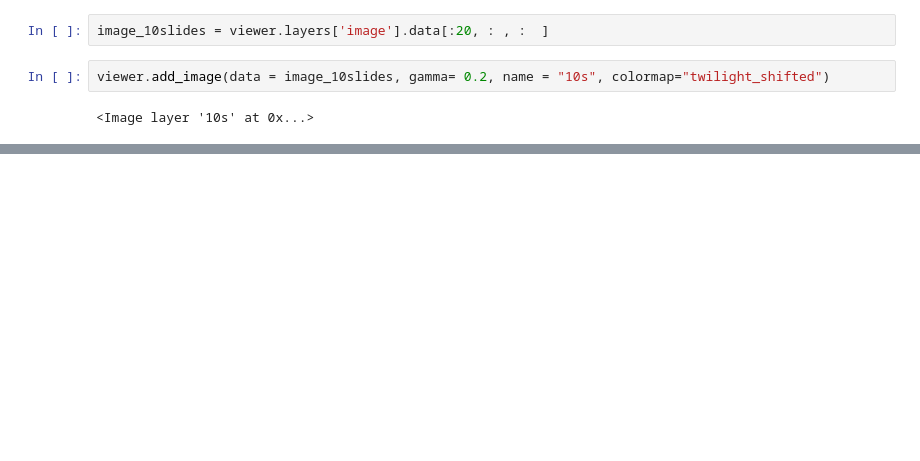
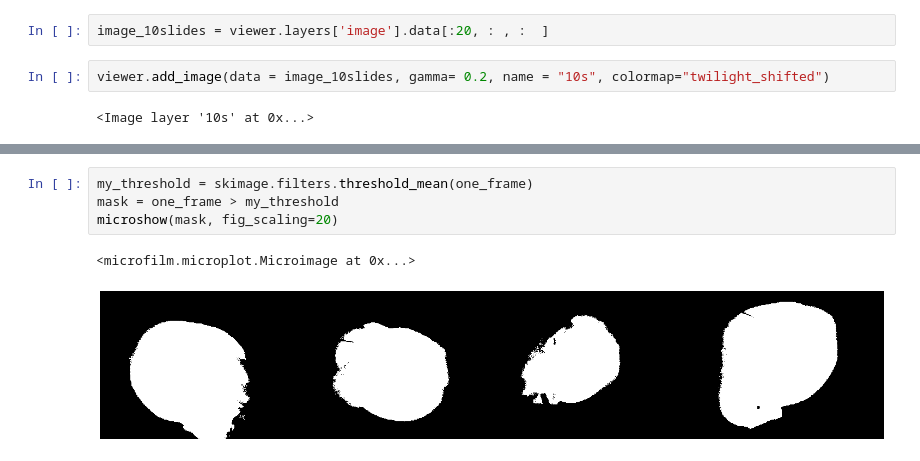
Before and after one commit to rjlopez2/OMAAS, a Jupyter notebook: sandbox/sif_reader/Untitled.ipynb, the cells around one changed output, grey strips where cells are left out. Cells and saved outputs as stored; diff of their text form; blank space fills up the shorter version.

```diff
--- a/sandbox/sif_reader/Untitled.ipynb
+++ b/sandbox/sif_reader/Untitled.ipynb
@@ -79,0 +110,7 @@ viewer.layers['10s'].metadata
+# %%
+my_threshold = skimage.filters.threshold_mean(one_frame)
+mask = one_frame > my_threshold
+microshow(mask, fig_scaling=20)
+# %% [output]
+<microfilm.microplot.Microimage at 0x...>
+[figure, added]
```
Also changed, not shown: parts of 50 cells of this notebook.
